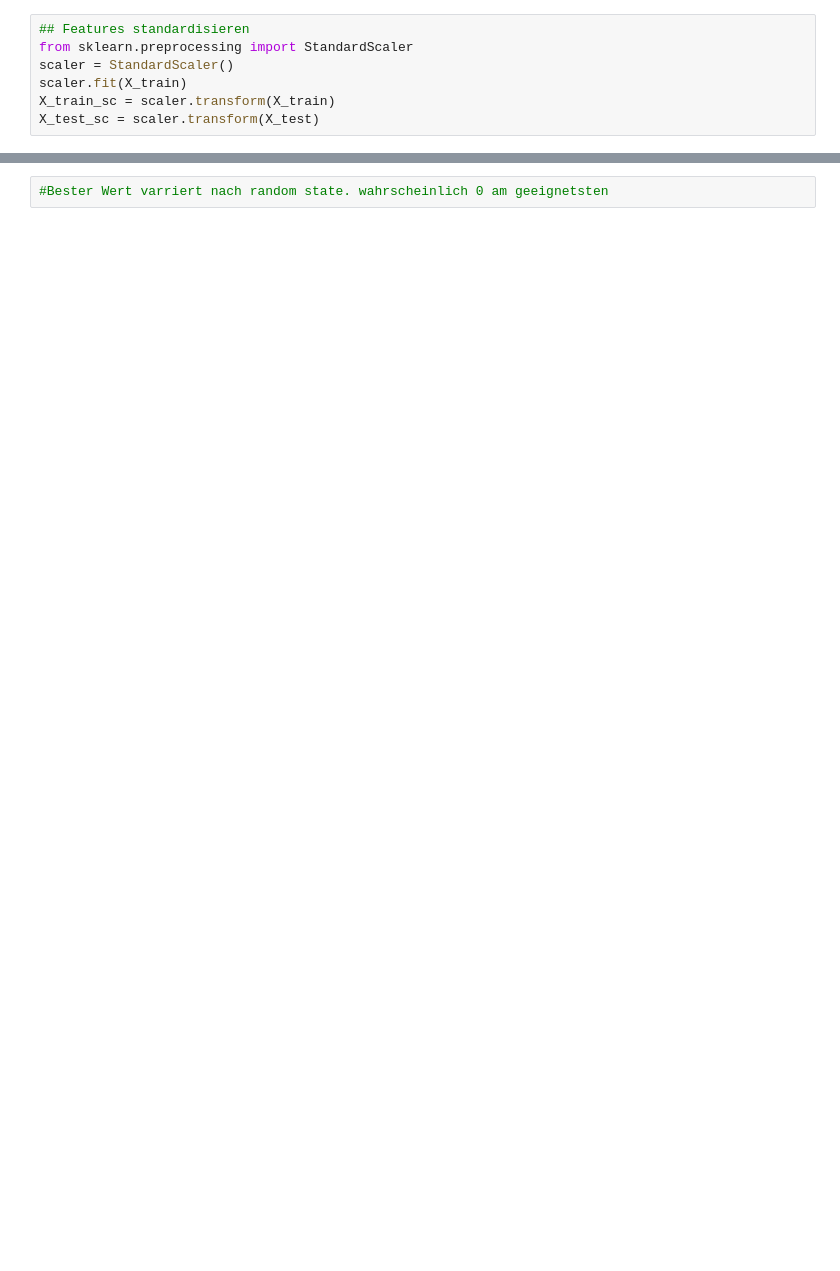
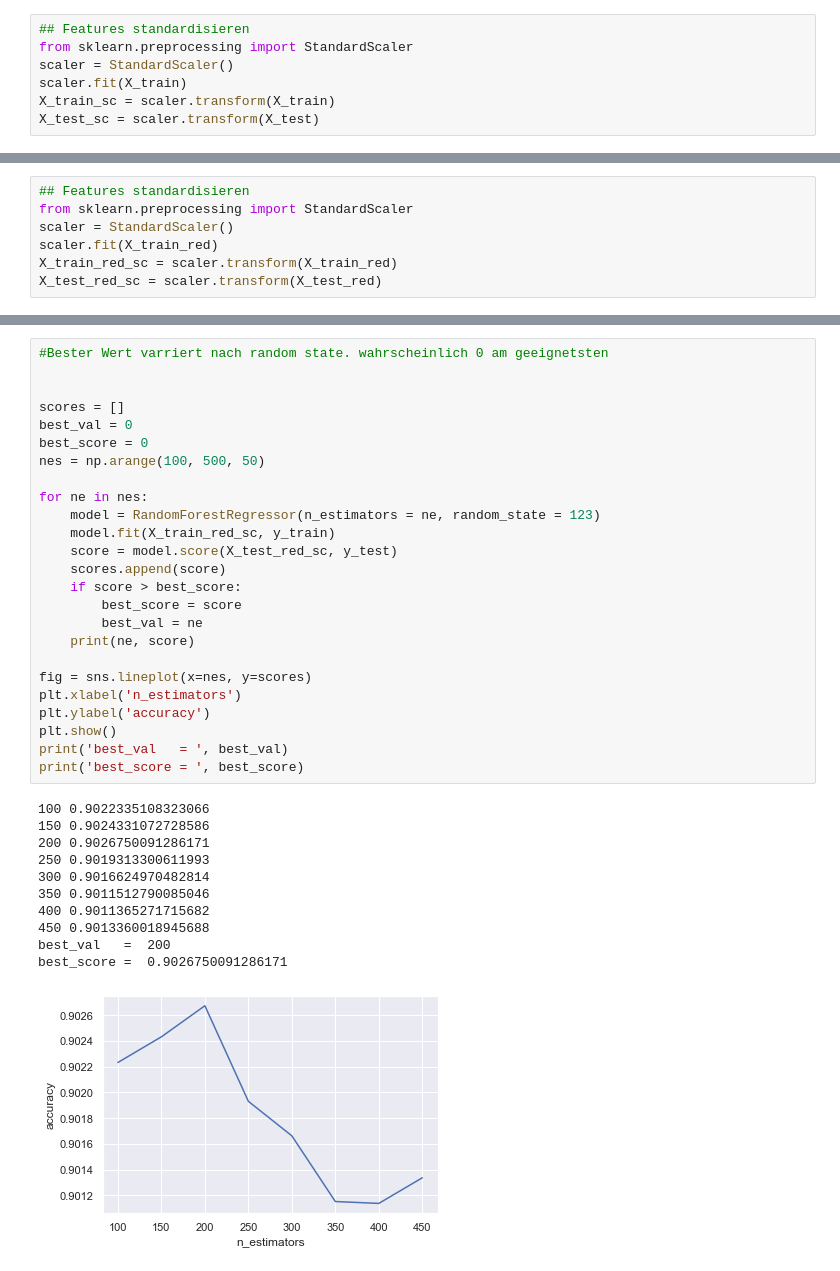
Before and after one commit to cyrill10/pml.attendance-analysis, a Jupyter notebook: analysis/modelRandomForrest.ipynb, the cells around one changed output, grey strips where cells are left out. Drawn from its saved outputs; the diff is of its cells as text; blank space fills up the shorter version.

```diff
--- a/analysis/modelRandomForrest.ipynb
+++ b/analysis/modelRandomForrest.ipynb
@@ -29,3 +67,10 @@ X_test_sc = scaler.transform(X_test)
+# %%
+## Features standardisieren
+from sklearn.preprocessing import StandardScaler
+scaler = StandardScaler()
+scaler.fit(X_train_red)
+X_train_red_sc = scaler.transform(X_train_red)
+X_test_red_sc = scaler.transform(X_test_red)
 # %%
 from sklearn.ensemble import RandomForestRegressor
 scores = []
@@ -151,2 +196,37 @@ best_score =  0.9093578120706901
-# %%
-#Bester Wert varriert nach random state. wahrscheinlich 0 am geeignetsten
+# %%
+#Bester Wert varriert nach random state. wahrscheinlich 0 am geeignetsten
+
+
+scores = []
+best_val = 0
+best_score = 0
+nes = np.arange(100, 500, 50)
+
+for ne in nes:
+    model = RandomForestRegressor(n_estimators = ne, random_state = 123)
+    model.fit(X_train_red_sc, y_train)
+    score = model.score(X_test_red_sc, y_test)
+    scores.append(score)
+    if score > best_score:
+        best_score = score
+        best_val = ne
+    print(ne, score)
+
+fig = sns.lineplot(x=nes, y=scores)
+plt.xlabel('n_estimators')
+plt.ylabel('accuracy')
+plt.show()
+print('best_val   = ', best_val)
+print('best_score = ', best_score)
+# %% [output]
+100 0.9022335108323066
+150 0.9024331072728586
+200 0.9026750091286171
+250 0.9019313300611993
+300 0.9016624970482814
+350 0.9011512790085046
+400 0.9011365271715682
+450 0.9013360018945688
+best_val   =  200
+best_score =  0.9026750091286171
+[figure, added]
```
Also changed, not shown: parts of 5 cells of this notebook, 19 other files.
